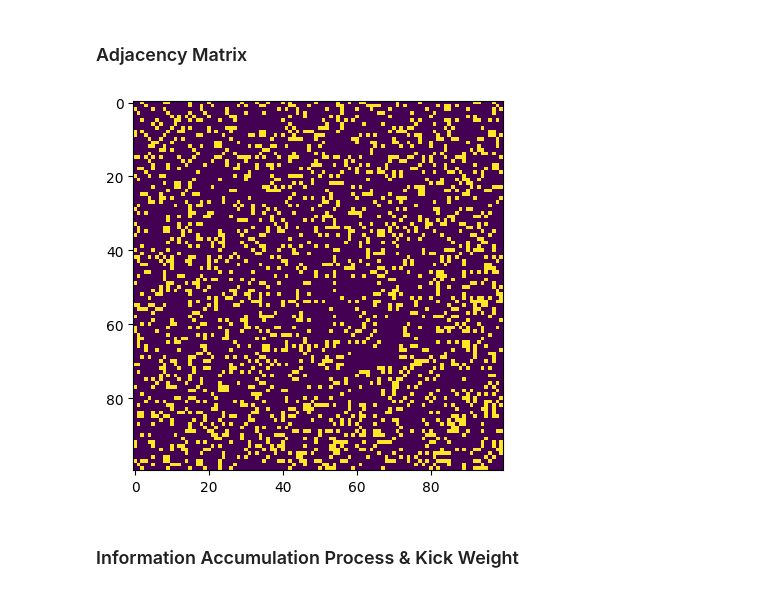
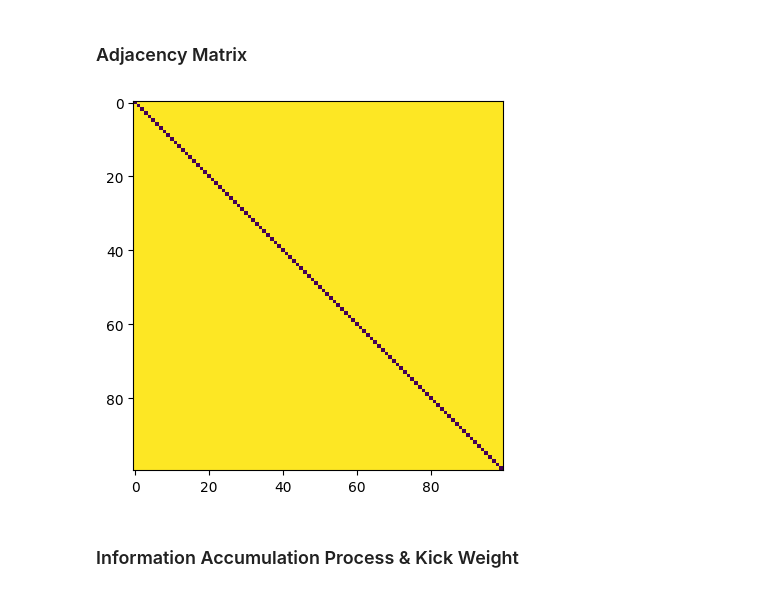
Before and after one commit to fcseidl/social-net-consensus, a Jupyter notebook: heuristic-accumulation.ipynb, the cells around one changed output. Saved outputs shown, nothing was run; the diff lists cells and outputs as text; code cells hidden in the pictures.

```diff
--- a/heuristic-accumulation.ipynb
+++ b/heuristic-accumulation.ipynb
@@ -14,7 +14,7 @@ T = 1
 # A = A + A.T
 
 # Erdos Renyi
-p = .2
+p = 1
 A = np.random.rand(n,n) # random matrix
 A = np.where(A < p, 1, 0) # adjacency matrix
 A = np.triu(A, 1) # triangular matrix
@@ -26,34 +26,34 @@ A = A + A.T # symmetric matrix
 #     for j in range(n):
 #         if i == j:
 #             continue
 #         if np.abs(i-j) < 5:
 #             A[i,j] = 1
 #         elif np.abs(i-j) > n-5:
 #             A[i,j] = 1
 #         else:
 #             A[i,j] = 0
 
 
 # pop = np.random.randint(25,75) #minimum and maximum population sizes
 # A = np.zeros((n,n))
 # for i in range(n):
 #     for j in range(n):
 #         if i == j:
 #             A[i,j] = 0
 #         elif (i <= pop and j <= pop) or (i > pop and j > pop):
 #             A[i,j] = 1
 #         else:
 #             A[i,j] = 0
 # sender = np.random.randint(0,pop+1)
 # receiver = np.random.randint(pop+1,99)
 # A[sender,receiver] = 1
 # A[receiver,sender] = 1
 
 # plot
 plt.imshow(A)
 plt.show()
 # %% [output]
-[figure, old version]
+[figure, new version]
 # %% [markdown]
 ### Information Accumulation Process & Kick Weight
 # %%
```
Also changed, not shown: parts of 2 cells of this notebook, 1 other file.
